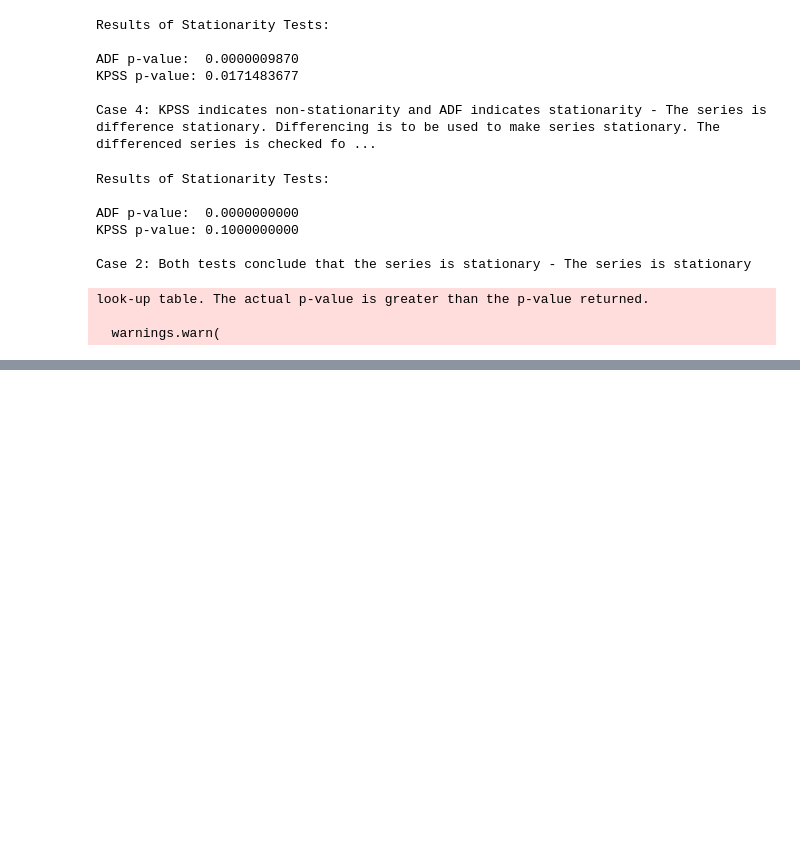
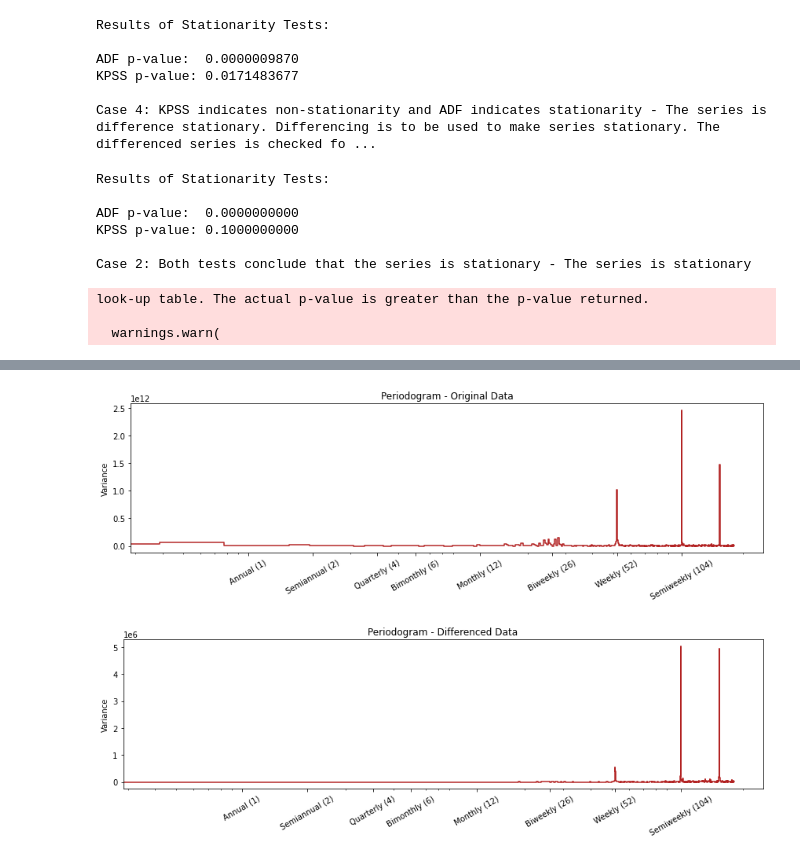
Before and after one commit to AdamKacprzycki/TimeSeries_RossmanStore_6W_Forecast, a Jupyter notebook: RossmanStoreSales.ipynb, the cells around one changed output, grey strips where cells are left out. Saved outputs shown, nothing was run; the diff lists cells and outputs as text; code cells hidden in the pictures; blank space fills up the shorter version.

```diff
--- a/RossmanStoreSales.ipynb
+++ b/RossmanStoreSales.ipynb
@@ -1297,0 +1346,9 @@ look-up table. The actual p-value is greater than the p-value returned.
+# %%
+ax1 = utl.custom_plot_periodogram(df_sales.groupby('Date')['Sales'].agg('sum'), fig_size=(12,4))
+ax1.set_title("Periodogram - Original Data")
+ax2 = utl.custom_plot_periodogram(df_diffed, fig_size=(12,4))
+ax2.set_title("Periodogram - Differenced Data")
+plt.show()
+# %% [output]
+[figure, added]
+[figure, added]
```
Also changed, not shown: parts of 25 cells of this notebook.
